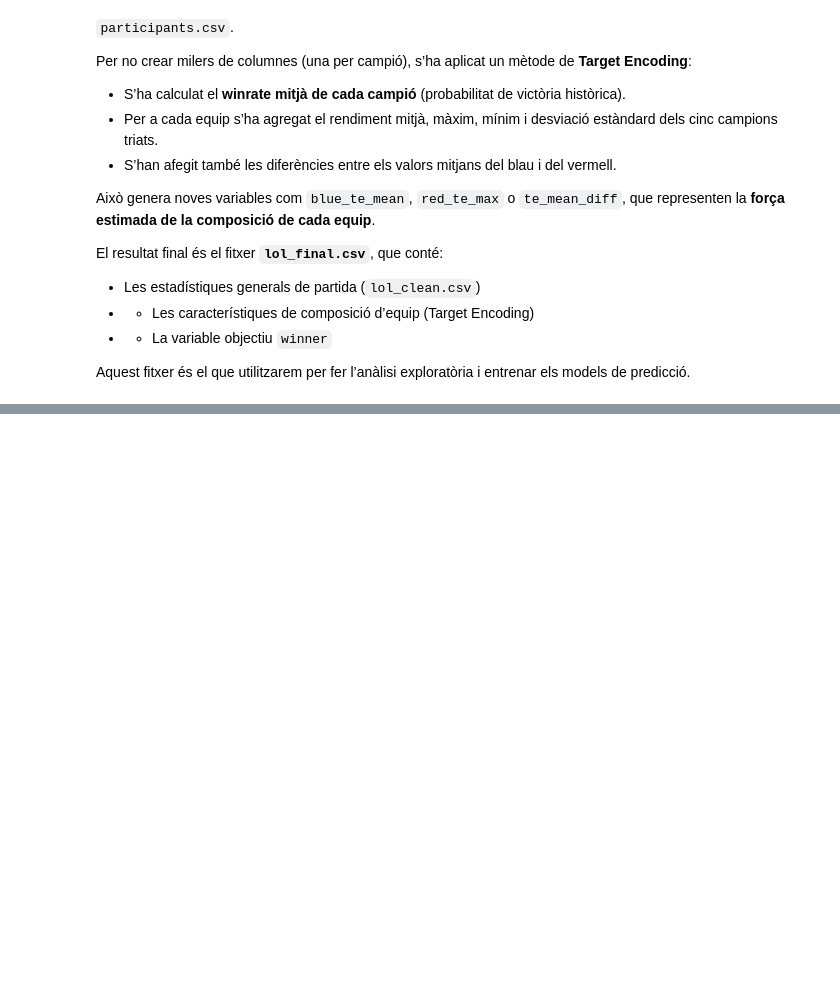
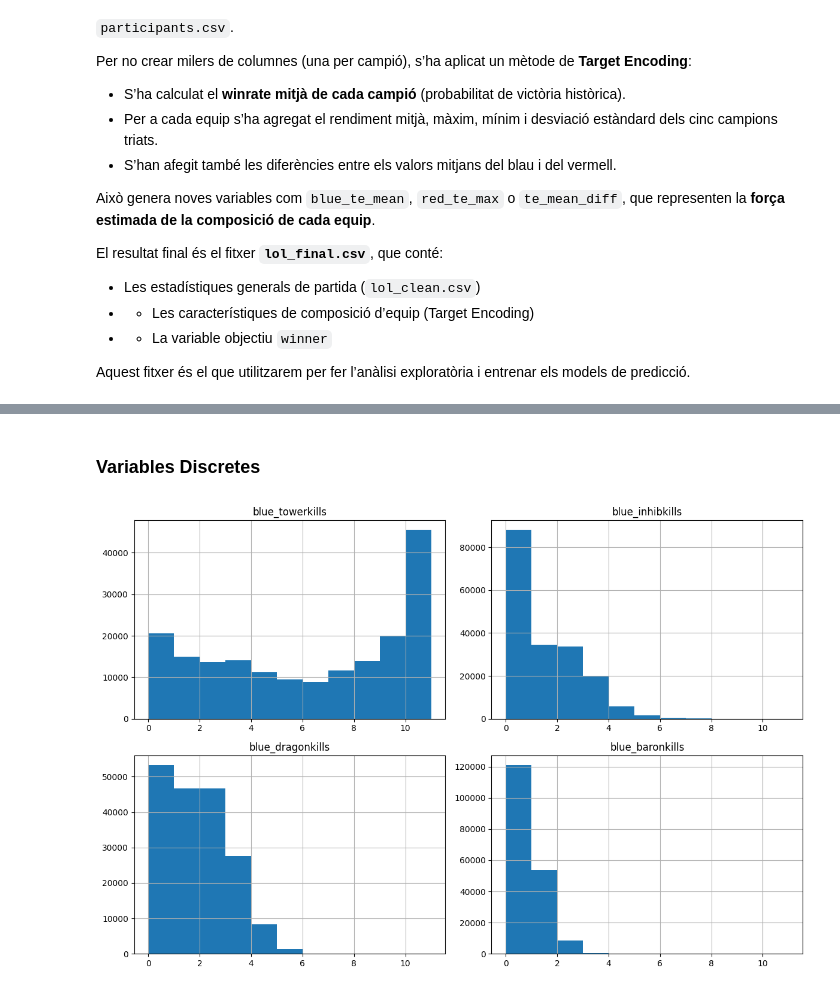
Before and after one commit to danielgarciaN/lol-win-prediction, a Jupyter notebook: LoL_WinPrediction.ipynb, the cells around one changed output, grey strips where cells are left out. Saved outputs shown, nothing was run; the diff lists cells and outputs as text; code cells hidden in the pictures; blank space fills up the shorter version.

```diff
--- a/LoL_WinPrediction.ipynb
+++ b/LoL_WinPrediction.ipynb
@@ -145,0 +415,10 @@ Aquest fitxer és el que utilitzarem per fer l’anàlisi exploratòria i entren
+# %% [markdown]
+### Variables Discretes
+# %%
+discrete_vars = ['blue_towerkills', 'blue_inhibkills', 'blue_dragonkills', 'blue_baronkills']
+
+df[discrete_vars].hist(figsize=(12, 8), bins=range(0, 12))
+plt.tight_layout()
+plt.show()
+# %% [output]
+[figure, added]
```
Also changed, not shown: parts of 36 cells of this notebook.
